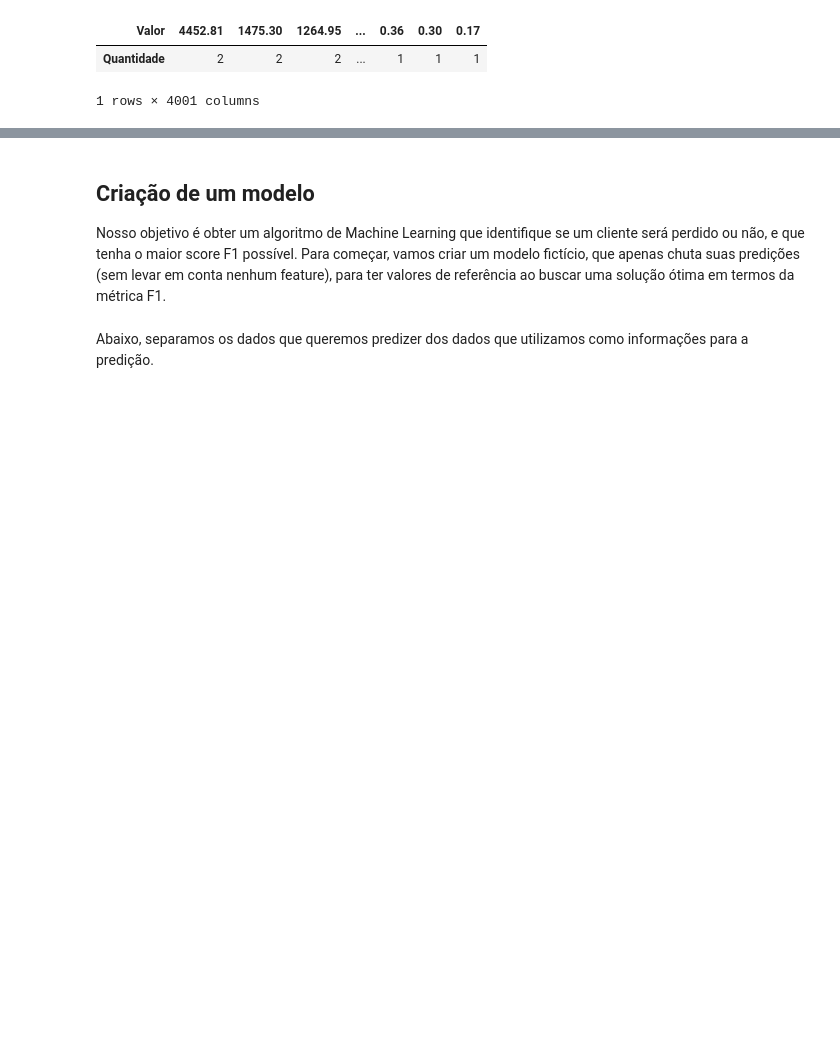
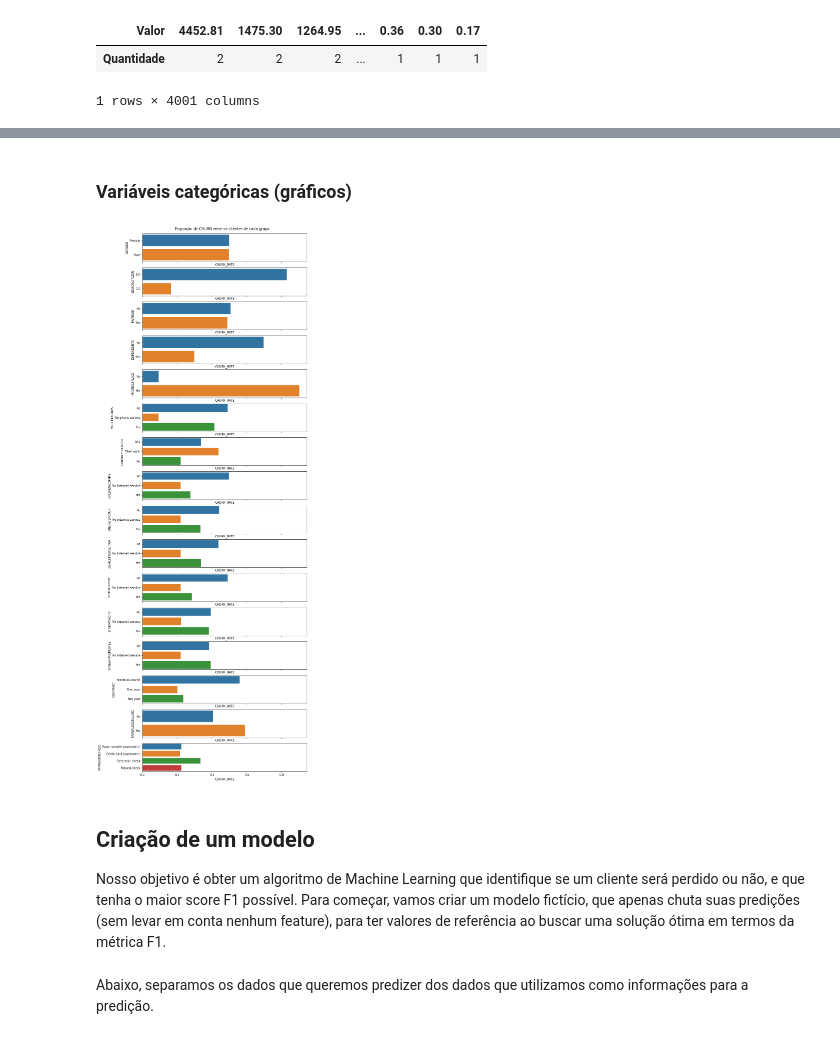
Before and after one commit to he7d3r/maratona-behind-the-code-2021, a Jupyter notebook: 5-sonda/solução/notebook.ipynb, the cells around one changed output, grey strips where cells are left out. Cells and saved outputs as stored; diff of their text form; code cells hidden in the pictures; blank space fills up the shorter version.

```diff
--- a/5-sonda/solução/notebook.ipynb
+++ b/5-sonda/solução/notebook.ipynb
@@ -310,3 +319,14 @@ TOTALCHARGES:
+# %% [markdown]
+### Variáveis categóricas (gráficos)
+# %%
+fig, axes = plt.subplots(nrows=len(categorical_features), sharex=True, figsize=(10, 30))
+for i, col in enumerate(categorical_features):
+    group_means = (df_train_clean.groupby([col])[target].count() / len(df_train_clean)).rename(f'{target}_RATE').sort_values(ascending=False).to_frame()
+    sns.barplot(x=f'{target}_RATE', y=group_means.index, data=group_means, ax=axes[i])
+    fig.subplots_adjust(top=0.97)
+    fig.suptitle('Proporção de CHURN entre os clientes de cada grupo')
+# %% [output]
+[figure, added]
 # %% [markdown]
 ## Criação de um modelo
 
```
Also changed, not shown: parts of 5 cells of this notebook.
